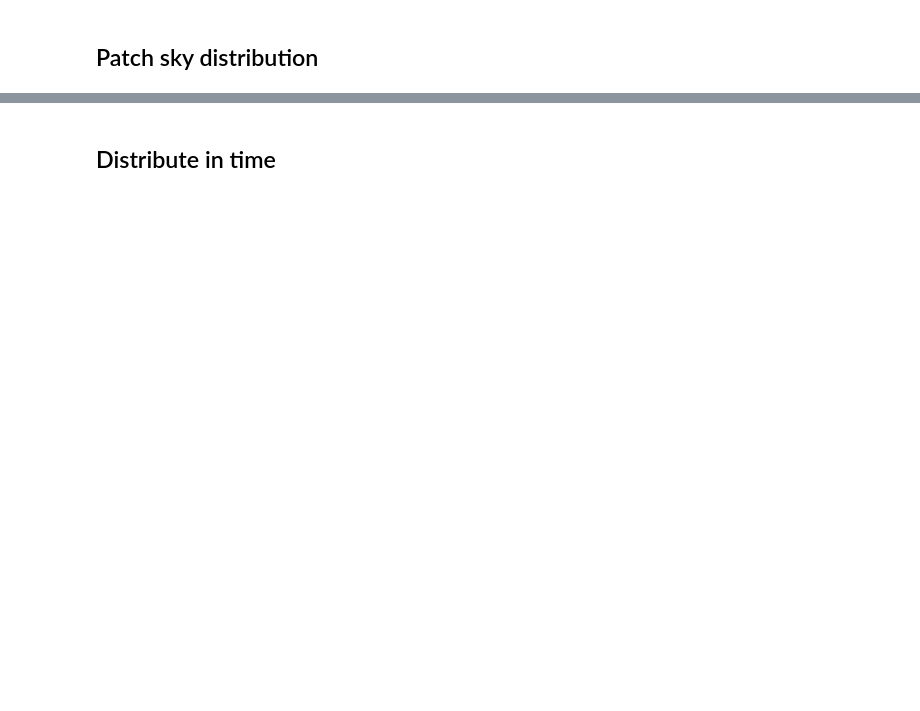
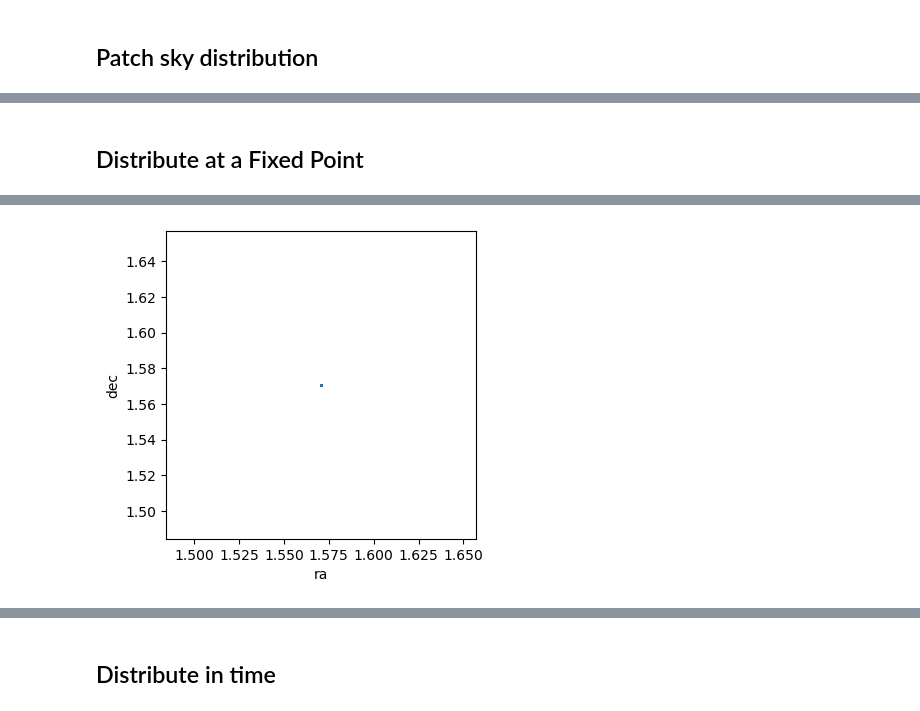
Before and after one commit to PycWB/pycwb, a Jupyter notebook: pycwb/modules/injection/scripts/injection_module_test.ipynb, the cells around one changed output, grey strips where cells are left out. Drawn from its saved outputs; the diff is of its cells as text; code cells hidden in the pictures; blank space fills up the shorter version.

```diff
--- a/pycwb/modules/injection/scripts/injection_module_test.ipynb
+++ b/pycwb/modules/injection/scripts/injection_module_test.ipynb
@@ -103,0 +138,29 @@ plt.show()
+# %% [markdown]
+## Distribute at a Fixed Point
+# %%
+%matplotlib inline
+import matplotlib.pyplot as plt
+
+sky_distribution = {
+    'type': 'Patch',
+    'patch': {
+        'unit': 'deg',
+        'center': {'phi': 90, 'theta': 90},
+        'radius': 0
+    }
+}
+
+sky_locations = generate_sky_distribution(sky_distribution, len(injections))
+print(f"Number of sky locations: {len(sky_locations[0])}")
+distribute_injections_on_sky(injections, sky_locations)
+print(f"Number of injections after sky distribution: {len(injections)}")
+
+ra = np.array([inj['ra'] for inj in injections])
+dec = np.array([inj['dec'] for inj in injections])
+# plot sky distribution
+plt.figure(figsize=(4, 4))
+plt.scatter(ra, dec, s=1)
+plt.xlabel('ra')
+plt.ylabel('dec')
+plt.show()
+# %% [output]
@@ -103,0 +175 @@ plt.show()
+[figure, added]
```
Also changed, not shown: parts of 8 cells of this notebook, 5 other files.
